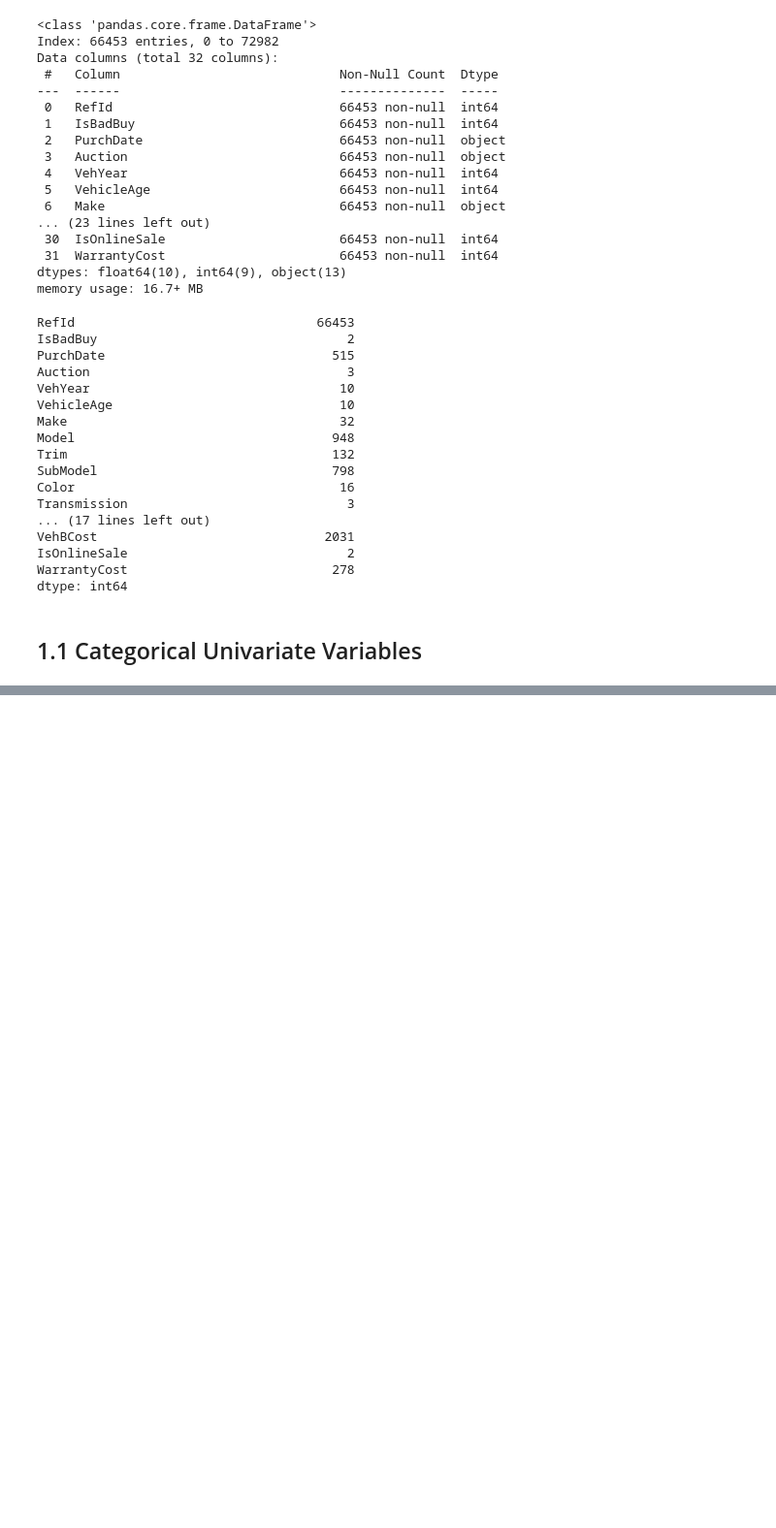
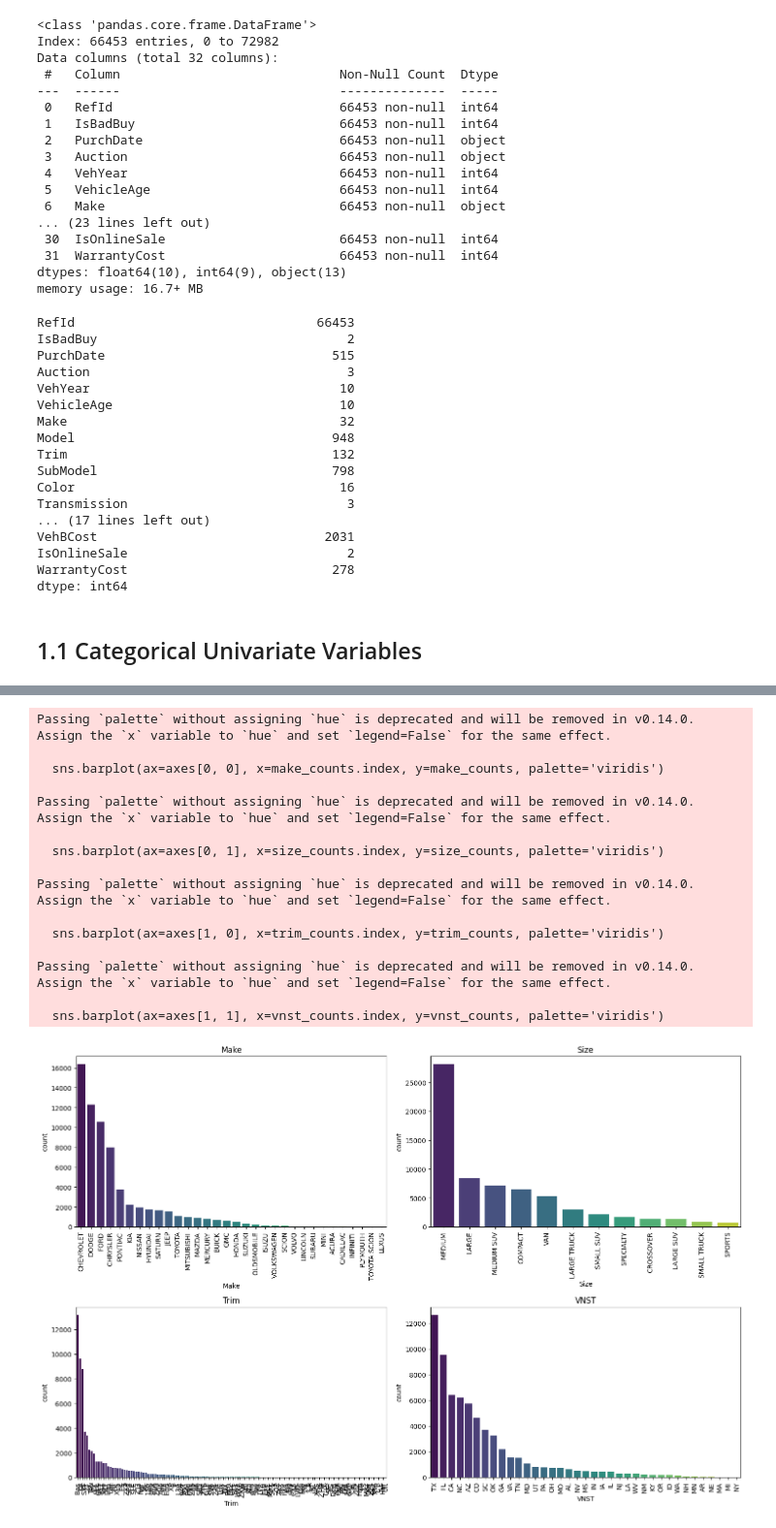
Before and after one commit to 4GeeksAcademy/Isabell-Joane-Eric-Final-Project, a Jupyter notebook: src/explore.ipynb, the cells around one changed output, grey strips where cells are left out. Shown at 97% size. Cells and saved outputs as stored; diff of their text form; code cells hidden in the pictures; blank space fills up the shorter version.

```diff
--- a/src/explore.ipynb
+++ b/src/explore.ipynb
@@ -292,0 +355,55 @@ dtype: int64
+# %%
+# Define the remaining categorical features
+remaining_categorical_features = ['Make', 'Model', 'Trim', 'SubModel', 'Size', 'VNST']
+
+# Get counts for each category
+make_counts = total_data['Make'].value_counts().sort_values(ascending=False)
+size_counts = total_data['Size'].value_counts().sort_values(ascending=False)
+trim_counts = total_data['Trim'].value_counts().sort_values(ascending=False)
+vnst_counts = total_data['VNST'].value_counts().sort_values(ascending=False)
+
+# Create subplots
+fig, axes = plt.subplots(2, 2, figsize=(15, 10))
+
+# Plot for 'Make'
+sns.barplot(ax=axes[0, 0], x=make_counts.index, y=make_counts, palette='viridis')
+axes[0, 0].set_title('Make')
+axes[0, 0].tick_params(axis='x', rotation=90)
+
+# Plot for 'Size'
+sns.barplot(ax=axes[0, 1], x=size_counts.index, y=size_counts, palette='viridis')
+axes[0, 1].set_title('Size')
+axes[0, 1].tick_params(axis='x', rotation=90)
+
+# Plot for 'Trim'
+sns.barplot(ax=axes[1, 0], x=trim_counts.index, y=trim_counts, palette='viridis')
+axes[1, 0].set_title('Trim')
+axes[1, 0].tick_params(axis='x', rotation=90)
+
+# Plot for 'VNST'
+sns.barplot(ax=axes[1, 1], x=vnst_counts.index, y=vnst_counts, palette='viridis')
+axes[1, 1].set_title('VNST')
+axes[1, 1].tick_params(axis='x', rotation=90)
+
+# Adjust layout
+plt.tight_layout()
+
+# Show the plots
+plt.show()
+# %% [output]
+Passing `palette` without assigning `hue` is deprecated and will be removed in v0.14.0. Assign the `x` variable to `hue` and set `legend=False` for the same effect.
+
+  sns.barplot(ax=axes[0, 0], x=make_counts.index, y=make_counts, palette='viridis')
+
+Passing `palette` without assigning `hue` is deprecated and will be removed in v0.14.0. Assign the `x` variable to `hue` and set `legend=False` for the same effect.
+
+  sns.barplot(ax=axes[0, 1], x=size_counts.index, y=size_counts, palette='viridis')
+
+Passing `palette` without assigning `hue` is deprecated and will be removed in v0.14.0. Assign the `x` variable to `hue` and set `legend=False` for the same effect.
+
+  sns.barplot(ax=axes[1, 0], x=trim_counts.index, y=trim_counts, palette='viridis')
+
+Passing `palette` without assigning `hue` is deprecated and will be removed in v0.14.0. Assign the `x` variable to `hue` and set `legend=False` for the same effect.
+
+  sns.barplot(ax=axes[1, 1], x=vnst_counts.index, y=vnst_counts, palette='viridis')
+[figure, added]
```
Also changed, not shown: parts of 14 cells of this notebook.
